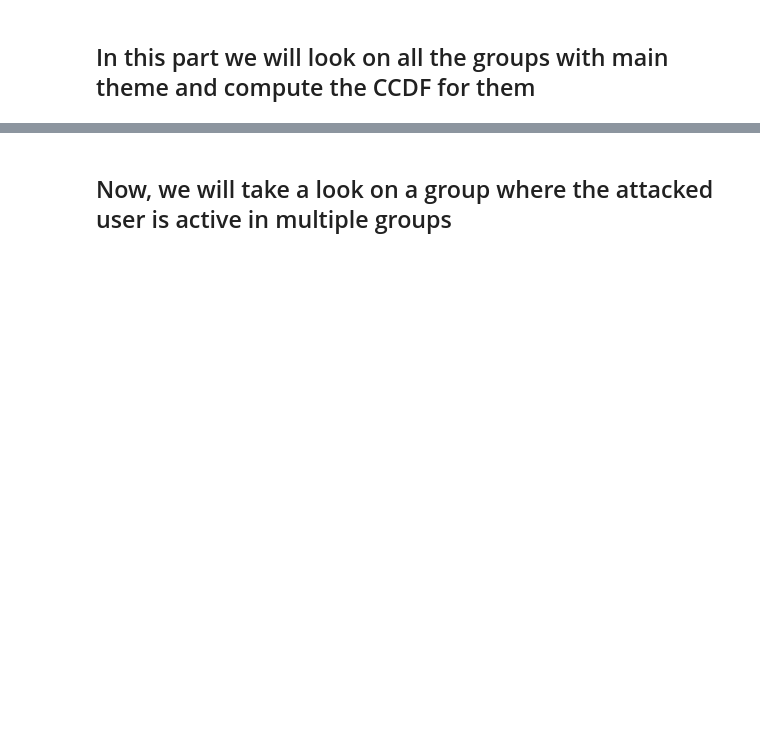
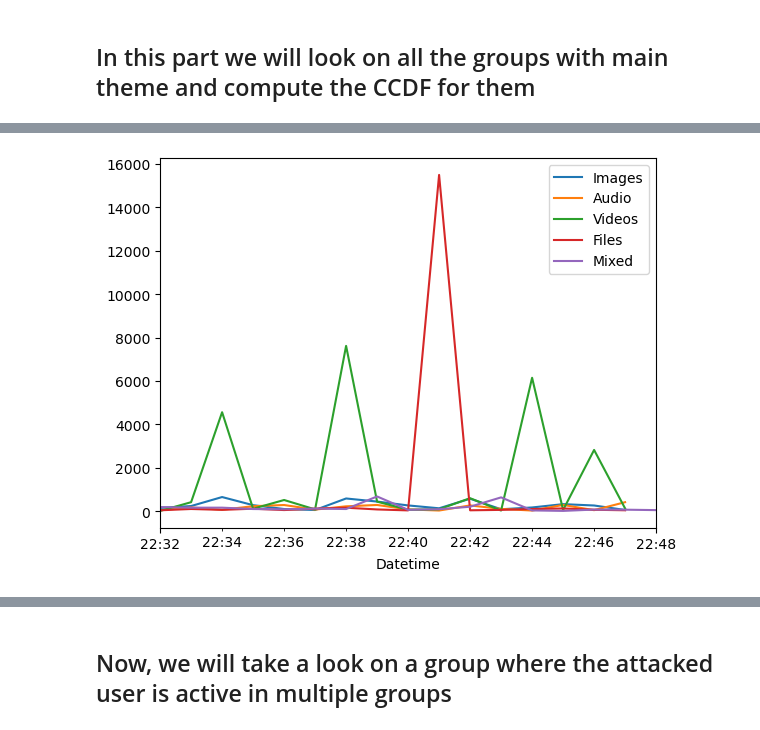
Before and after one commit to ohadwolfman/Networks_Final_Project, a Jupyter notebook: src/network final project - working on the data.ipynb, the cells around one changed output, grey strips where cells are left out. Drawn from its saved outputs; the diff is of its cells as text; code cells hidden in the pictures; blank space fills up the shorter version.

```diff
--- a/src/network final project - working on the data.ipynb
+++ b/src/network final project - working on the data.ipynb
@@ -476,0 +478,19 @@ fig.savefig(r"C:\Ariel codes\networks\final project\Networks_Final_Project\res\w
+# %%
+# 1. Convert to DateTime format
+base_time = pd.Timestamp.now()  # or any other arbitrary start time
+df_images['Datetime'] = base_time + pd.to_timedelta(df_images['Time'], unit='s')
+df_audio['Datetime'] = base_time + pd.to_timedelta(df_audio['Time'], unit='s')
+df_videos['Datetime'] = base_time + pd.to_timedelta(df_videos['Time'], unit='s')
+df_files['Datetime'] = base_time + pd.to_timedelta(df_files['Time'], unit='s')
+df_mixed['Datetime'] = base_time + pd.to_timedelta(df_mixed['Time'], unit='s')
+
+# 2. Now plot the resampled data by minute
+df_images.set_index('Datetime').resample('T').size().plot(label='Images')
+df_audio.set_index('Datetime').resample('T').size().plot(label='Audio')
+df_videos.set_index('Datetime').resample('T').size().plot(label='Videos')
+df_files.set_index('Datetime').resample('T').size().plot(label='Files')
+df_mixed.set_index('Datetime').resample('T').size().plot(label='Mixed')
+plt.legend()
+plt.show()
+# %% [output]
+[figure, added]
```
Also changed, not shown: parts of 19 cells of this notebook.
